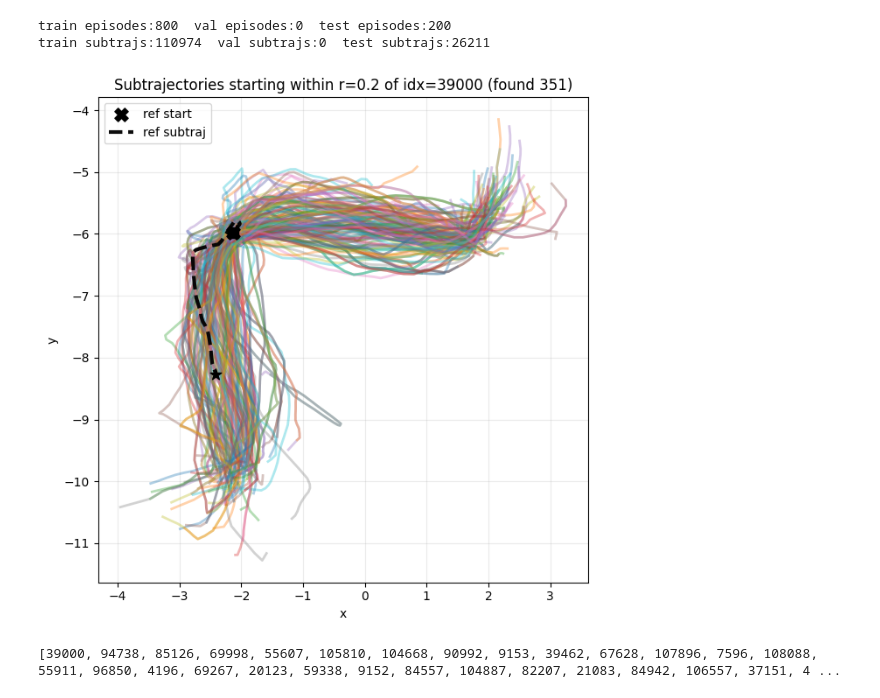
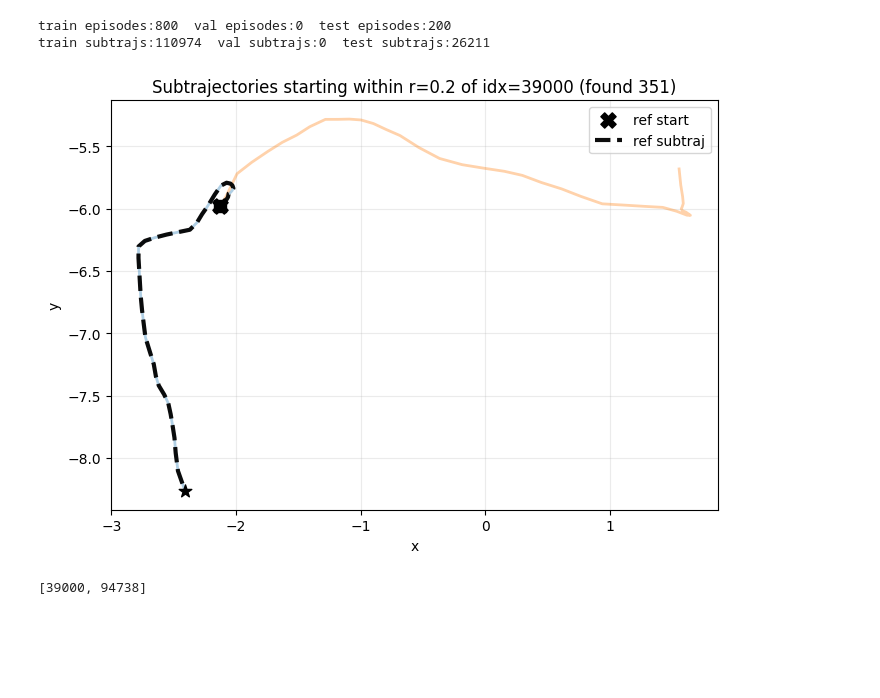
Before and after one commit to williamhuang08/Learning-Temporal-World-Models, a Jupyter notebook: model/plot_priorpost_match.ipynb, the cells around one changed output. Saved outputs shown, nothing was run; the diff lists cells and outputs as text; code cells hidden in the pictures; blank space fills up the shorter version.

```diff
--- a/model/plot_priorpost_match.ipynb
+++ b/model/plot_priorpost_match.ipynb
@@ -499,10 +497,10 @@ def draw_cov_ellipse(ax, mean, cov, n_std=2.0, **kwargs):
     ellip = Ellipse(xy=mean, width=width, height=height, angle=theta, fill=False, **kwargs)
     ax.add_patch(ellip)
 # %%
-idx = plot_nearby_subtrajectory(train_ds, ref_idx=39000, radius=0.2, max_plots=500)
+idx = plot_nearby_subtrajectory(train_ds, ref_idx=39000, radius=0.2, max_plots=2)
 print(idx)
 # %% [output]
-[figure, old version]
+[figure, new version]
-[39000, 94738, 85126, 69998, 55607, 105810, 104668, 90992, 9153, 39462, 67628, 107896, 7596, 108088, 55911, 96850, 4196, 69267, 20123, 59338, 9152, 84557, 104887, 82207, 21083, 84942, 106557, 37151, 4 ...
+[39000, 94738]
 # %%
 env = recover_ant_env()
```
Also changed, not shown: parts of 8 cells of this notebook.
